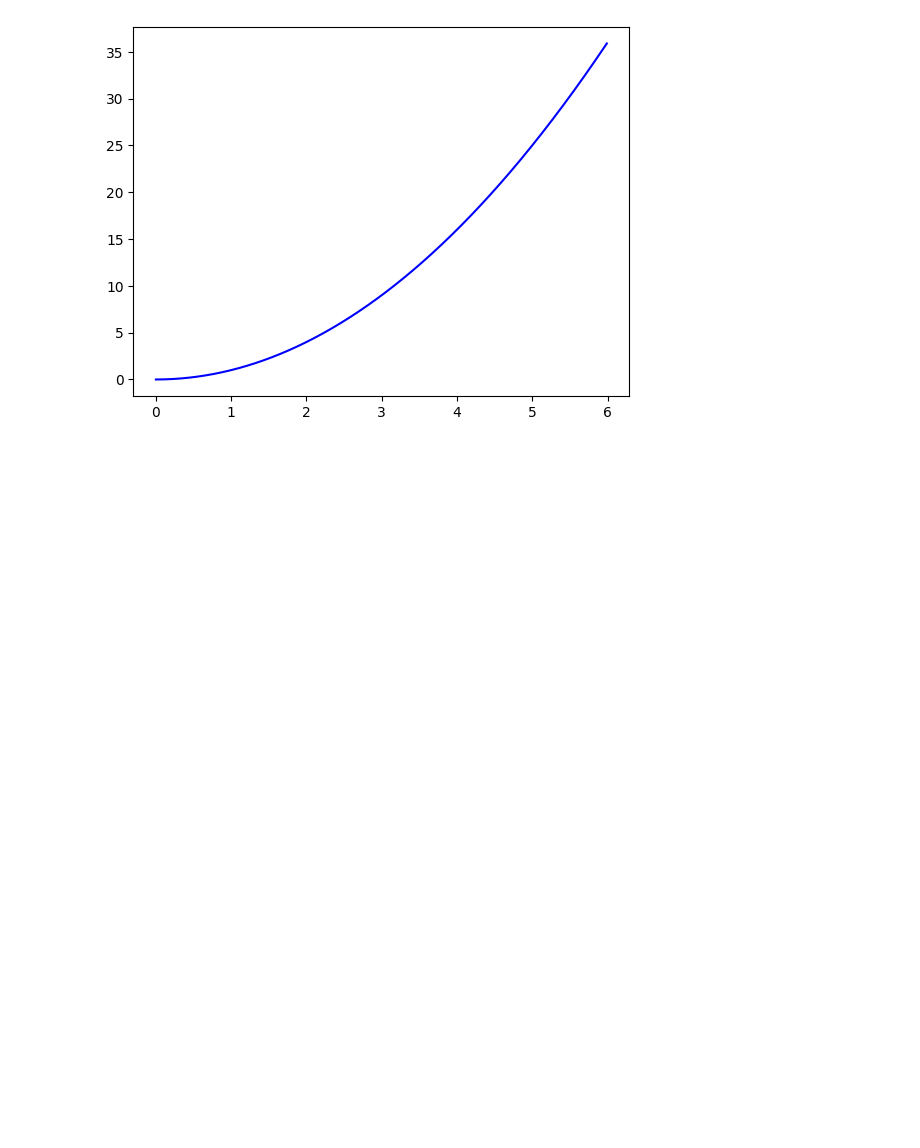
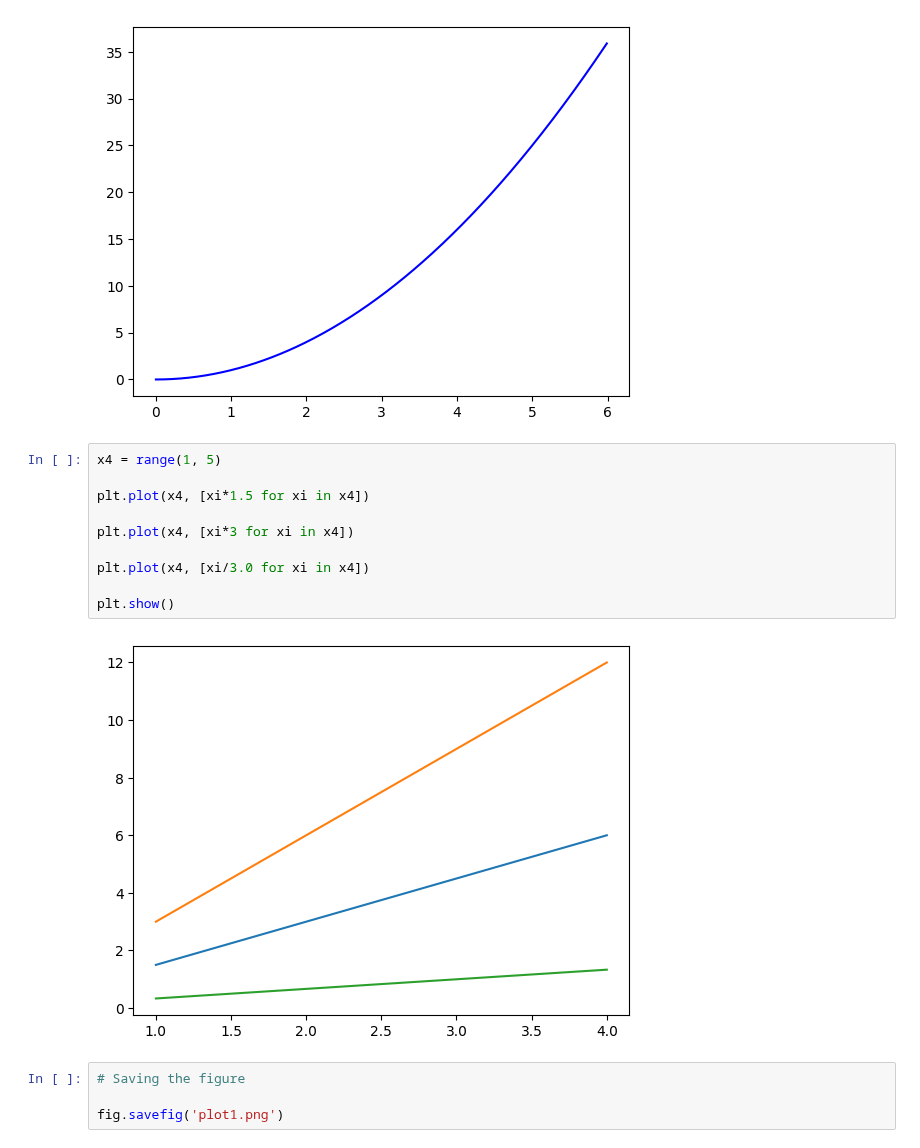
Before and after one commit to flyinacres/kaggle, a Jupyter notebook: matplotlib1.ipynb, the cells around one changed output. Cells and saved outputs as stored; diff of their text form; blank space fills up the shorter version.

```diff
--- a/matplotlib1.ipynb
+++ b/matplotlib1.ipynb
@@ -171,3 +171,19 @@ plt.plot(x3, [xi**2 for xi in x3], 'b-')
 plt.show()
 # %% [output]
 [figure]
+# %%
+x4 = range(1, 5)
+
+plt.plot(x4, [xi*1.5 for xi in x4])
+
+plt.plot(x4, [xi*3 for xi in x4])
+
+plt.plot(x4, [xi/3.0 for xi in x4])
+
+plt.show()
+# %% [output]
+[figure, added]
+# %%
+# Saving the figure
+
+fig.savefig('plot1.png')
```
Also changed, not shown: parts of 4 cells of this notebook.
